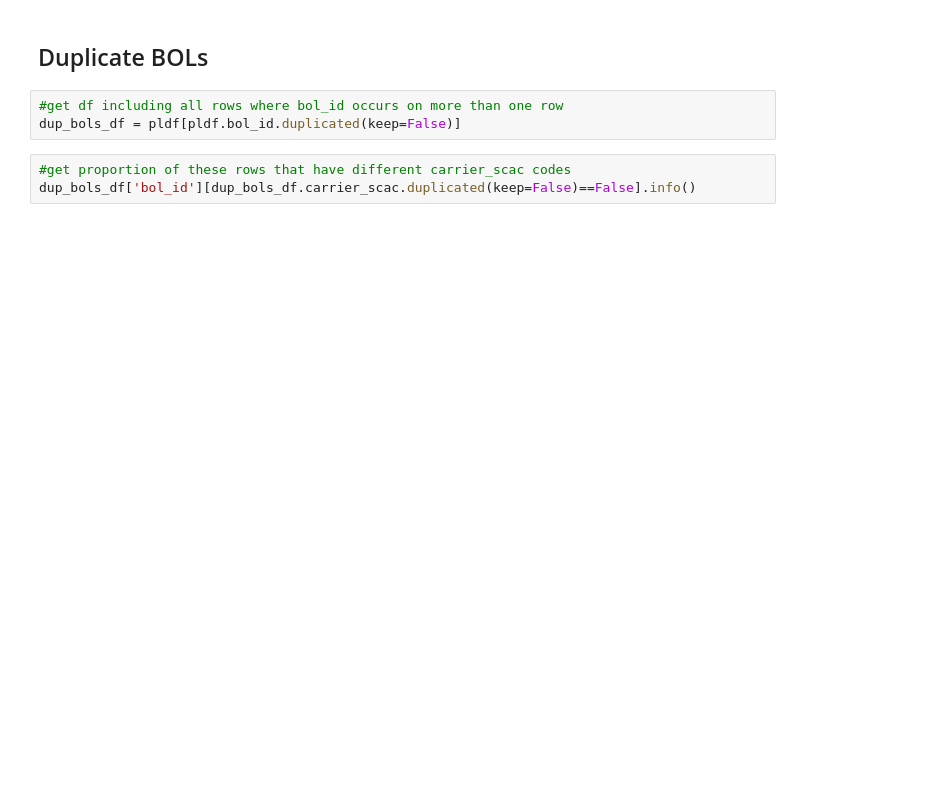
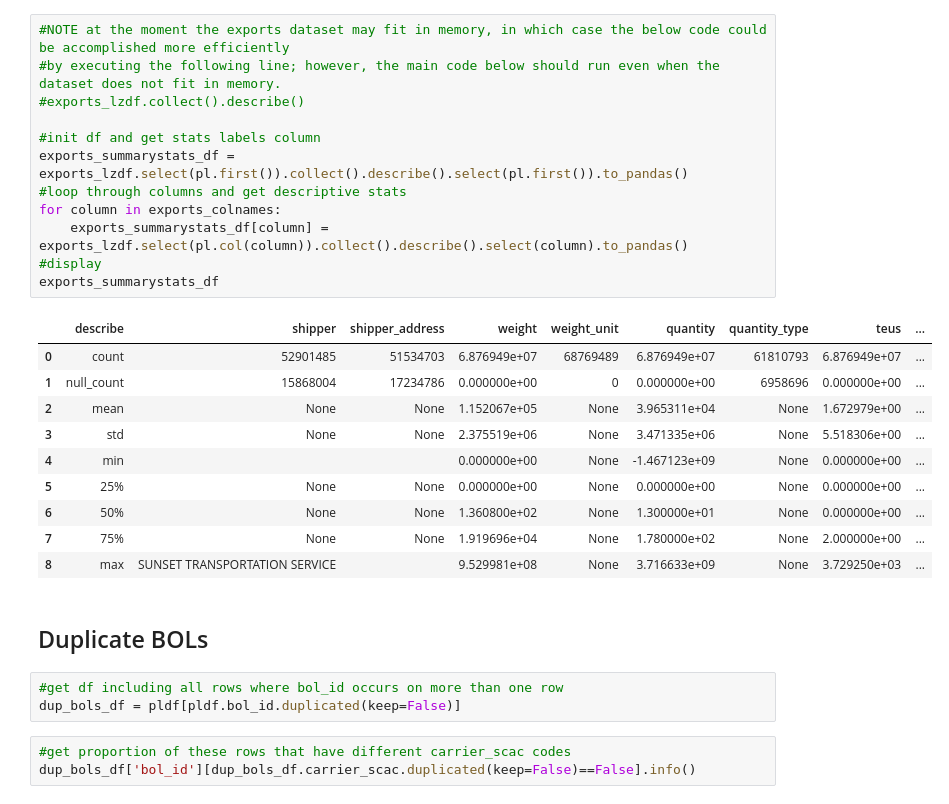
Before and after one commit to epistemetrica/PIERS-Data-Project, a Jupyter notebook: piers_explore.ipynb, the cells around one changed output. Drawn from its saved outputs; the diff is of its cells as text; blank space fills up the shorter version.

```diff
--- a/piers_explore.ipynb
+++ b/piers_explore.ipynb
@@ -76,3 +83,26 @@ memory usage: 17.3+ GB
+# %%
+#NOTE at the moment the exports dataset may fit in memory, in which case the below code could be accomplished more efficiently
+#by executing the following line; however, the main code below should run even when the dataset does not fit in memory.
+#exports_lzdf.collect().describe()
+
+#init df and get stats labels column
+exports_summarystats_df = exports_lzdf.select(pl.first()).collect().describe().select(pl.first()).to_pandas()
+#loop through columns and get descriptive stats
+for column in exports_colnames:
+    exports_summarystats_df[column] = exports_lzdf.select(pl.col(column)).collect().describe().select(column).to_pandas()
+#display
+exports_summarystats_df
+# %% [output]
+|  | describe | shipper | shipper_address | weight | weight_unit | quantity | quantity_type | teus | ... |
+| 0 | count | 52901485 | 51534703 | 6.876949e+07 | 68769489 | 6.876949e+07 | 61810793 | 6.876949e+07 | ... |
+| 1 | null_count | 15868004 | 17234786 | 0.000000e+00 | 0 | 0.000000e+00 | 6958696 | 0.000000e+00 | ... |
+| 2 | mean | None | None | 1.152067e+05 | None | 3.965311e+04 | None | 1.672979e+00 | ... |
+| 3 | std | None | None | 2.375519e+06 | None | 3.471335e+06 | None | 5.518306e+00 | ... |
+| 4 | min |  |  | 0.000000e+00 | None | -1.467123e+09 | None | 0.000000e+00 | ... |
+| 5 | 25% | None | None | 0.000000e+00 | None | 0.000000e+00 | None | 0.000000e+00 | ... |
+| 6 | 50% | None | None | 1.360800e+02 | None | 1.300000e+01 | None | 0.000000e+00 | ... |
+| 7 | 75% | None | None | 1.919696e+04 | None | 1.780000e+02 | None | 2.000000e+00 | ... |
+| 8 | max | SUNSET TRANSPORTATION SERVICE |  | 9.529981e+08 | None | 3.716633e+09 | None | 3.729250e+03 | ... |
 # %% [markdown]
 ## Duplicate BOLs
 # %%
```
Also changed, not shown: parts of 21 cells of this notebook.
